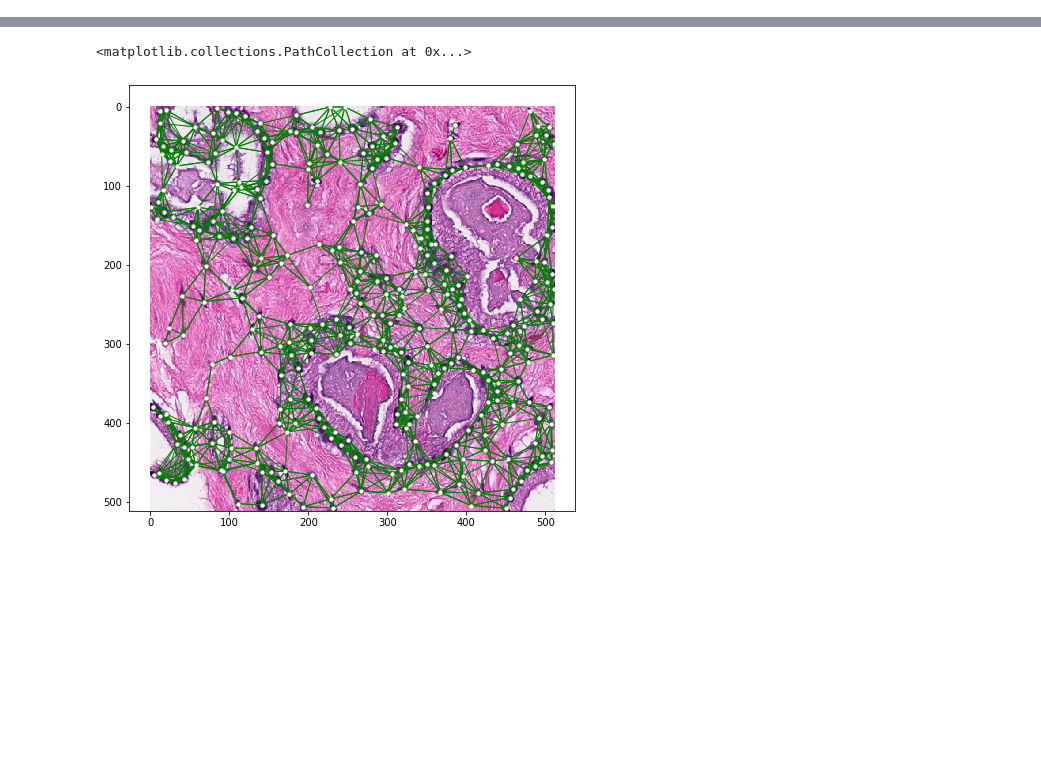
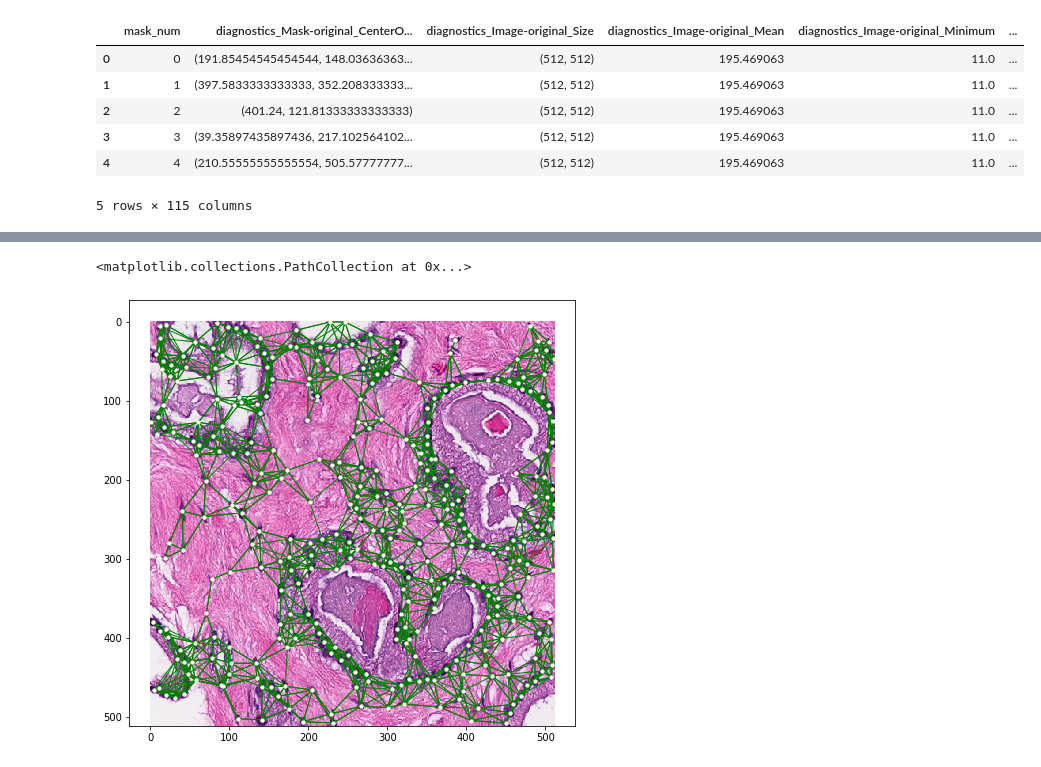
Before and after one commit to tinahuang222/NucleiSegmentation, a Jupyter notebook: cell_graph_analysis/cell_graph_construction.ipynb, the cells around one changed output, grey strips where cells are left out. Saved outputs shown, nothing was run; the diff lists cells and outputs as text; code cells hidden in the pictures; blank space fills up the shorter version.

```diff
--- a/cell_graph_analysis/cell_graph_construction.ipynb
+++ b/cell_graph_analysis/cell_graph_construction.ipynb
@@ -27,3 +28,13 @@ centroid = pd.read_csv(os.path.join(centroids_path, tile_id + '.csv'))
 features = pd.read_csv(os.path.join(features_path, tile_id + '.csv'), converters={"diagnostics_Mask-original_CenterOfMass": ast.literal_eval})
 feature_cols = ['original_gldm_DependenceNonUniformity']
 label = labels[labels.tile_name == tile_id].label.values
+# %%
+features.head()
+# %% [output]
+|  | mask_num | diagnostics_Mask-original_CenterO... | diagnostics_Image-original_Size | diagnostics_Image-original_Mean | diagnostics_Image-original_Minimum | ... |
+| 0 | 0 | (191.85454545454544, 148.03636363... | (512, 512) | 195.469063 | 11.0 | ... |
+| 1 | 1 | (397.5833333333333, 352.208333333... | (512, 512) | 195.469063 | 11.0 | ... |
+| 2 | 2 | (401.24, 121.81333333333333) | (512, 512) | 195.469063 | 11.0 | ... |
+| 3 | 3 | (39.35897435897436, 217.102564102... | (512, 512) | 195.469063 | 11.0 | ... |
+| 4 | 4 | (210.55555555555554, 505.57777777... | (512, 512) | 195.469063 | 11.0 | ... |
+5 rows × 115 columns
```
Also changed, not shown: parts of 10 cells of this notebook, 1 other file.
